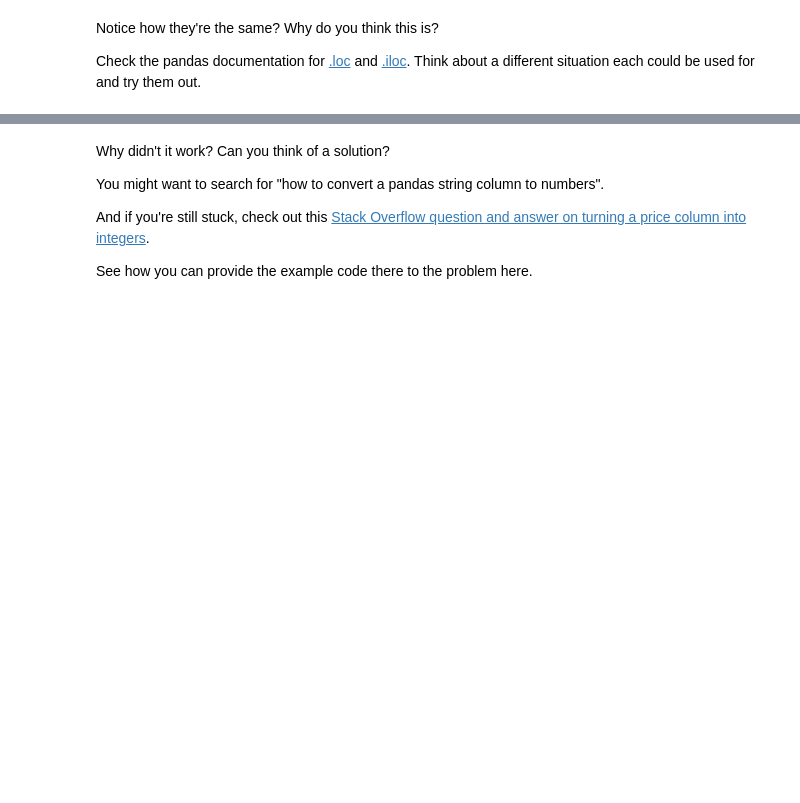
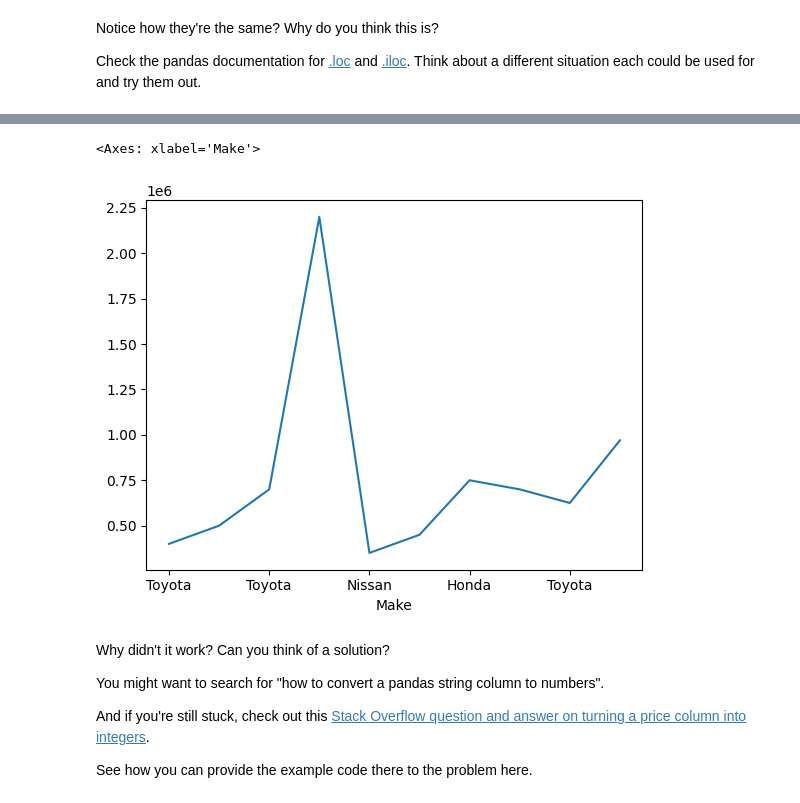
Before and after one commit to avpprog/avpprog, a Jupyter notebook: udemyztm/mlcourse/section-2-data-science-and-ml-tools/pandas-exercises.ipynb, the cells around one changed output, grey strips where cells are left out. Cells and saved outputs as stored; diff of their text form; code cells hidden in the pictures; blank space fills up the shorter version.

```diff
--- a/udemyztm/mlcourse/section-2-data-science-and-ml-tools/pandas-exercises.ipynb
+++ b/udemyztm/mlcourse/section-2-data-science-and-ml-tools/pandas-exercises.ipynb
@@ -199,5 +252,10 @@ Check the pandas documentation for [.loc](https://pandas.pydata.org/pandas-docs/
 # %%
 # Try to plot the Price column using plot()
+car_sales_df['Price'] = car_sales_df['Price'].str.replace('[\$\,\.]','',regex=True).astype(int)
+car_sales_df['Price'].plot()
+# %% [output]
+<Axes: xlabel='Make'>
+[figure, added]
 # %% [markdown]
 Why didn't it work? Can you think of a solution?
 
```
Also changed, not shown: parts of 14 cells of this notebook.
